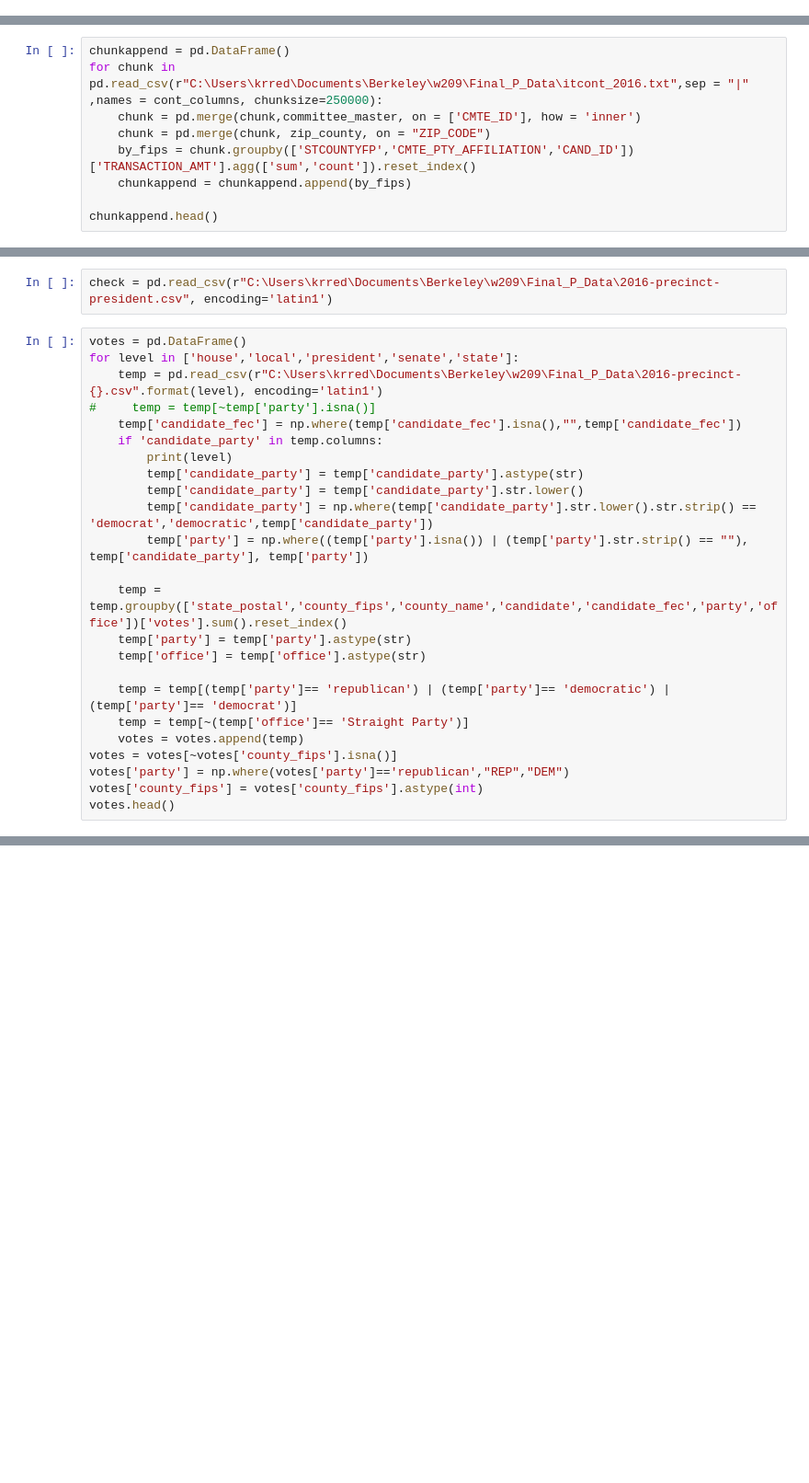
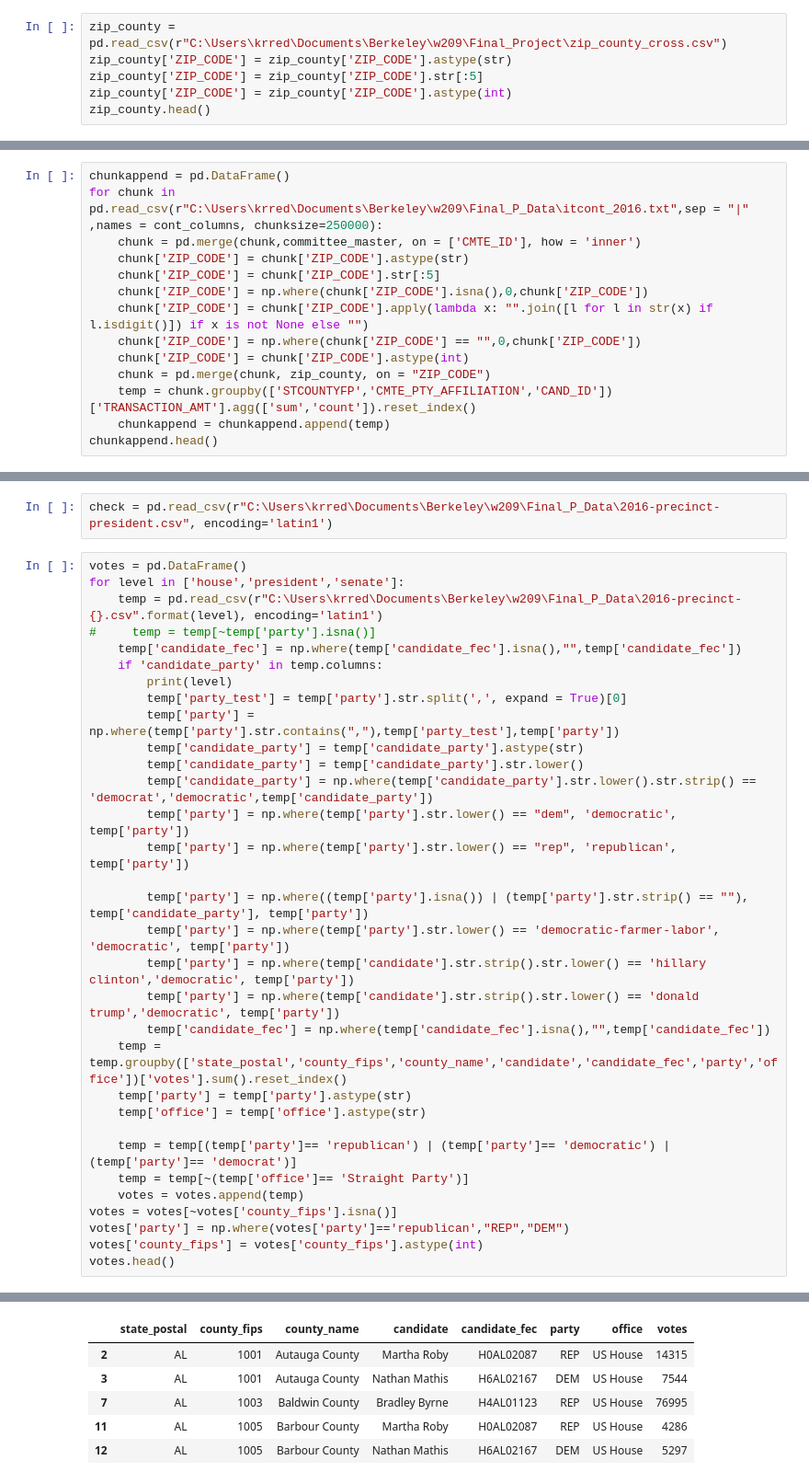
Before and after one commit to kredfield/W209_Final_Project, a Jupyter notebook: Final_Project_DataGen.ipynb, the cells around one changed output, grey strips where cells are left out. Shown at 92% size. Cells and saved outputs as stored; diff of their text form; blank space fills up the shorter version.

```diff
--- a/Final_Project_DataGen.ipynb
+++ b/Final_Project_DataGen.ipynb
@@ -14,3 +19,9 @@ committee_master.head()
 | 2 | C00000489 | D R I V E POLITICAL FUND CHAPTER 886 | TOM RITTER | 3528 W RENO | NaN | OKLAHOMA CITY | OK | 73107 | U | N | ... |
 | 3 | C00000547 | KANSAS MEDICAL SOCIETY POLITICAL ... | C. RICHARD BONEBRAKE, M.D. | 623 SW 10TH AVE | NaN | TOPEKA | KS | 66612 | U | Q | ... |
 | 4 | C00000638 | INDIANA STATE MEDICAL ASSOCIATION... | VIDYA KORA, M.D. | 322 CANAL WALK, CANAL LEVEL | NaN | INDIANAPOLIS | IN | 46202 | U | Q | ... |
+# %%
+zip_county = pd.read_csv(r"C:\Users\krred\Documents\Berkeley\w209\Final_Project\zip_county_cross.csv")
+zip_county['ZIP_CODE'] = zip_county['ZIP_CODE'].astype(str)
+zip_county['ZIP_CODE'] = zip_county['ZIP_CODE'].str[:5]
+zip_county['ZIP_CODE'] = zip_county['ZIP_CODE'].astype(int)
+zip_county.head()
@@ -30,8 +64,13 @@ zip_county.head()
 chunkappend = pd.DataFrame()
 for chunk in pd.read_csv(r"C:\Users\krred\Documents\Berkeley\w209\Final_P_Data\itcont_2016.txt",sep = "|" ,names = cont_columns, chunksize=250000):
     chunk = pd.merge(chunk,committee_master, on = ['CMTE_ID'], how = 'inner')
+    chunk['ZIP_CODE'] = chunk['ZIP_CODE'].astype(str)
+    chunk['ZIP_CODE'] = chunk['ZIP_CODE'].str[:5]
+    chunk['ZIP_CODE'] = np.where(chunk['ZIP_CODE'].isna(),0,chunk['ZIP_CODE'])
+    chunk['ZIP_CODE'] = chunk['ZIP_CODE'].apply(lambda x: "".join([l for l in str(x) if l.isdigit()]) if x is not None else "")
+    chunk['ZIP_CODE'] = np.where(chunk['ZIP_CODE'] == "",0,chunk['ZIP_CODE'])
+    chunk['ZIP_CODE'] = chunk['ZIP_CODE'].astype(int)
     chunk = pd.merge(chunk, zip_county, on = "ZIP_CODE")
-    by_fips = chunk.groupby(['STCOUNTYFP','CMTE_PTY_AFFILIATION','CAND_ID'])['TRANSACTION_AMT'].agg(['sum','count']).reset_index()
-    chunkappend = chunkappend.append(by_fips)
-
+    temp = chunk.groupby(['STCOUNTYFP','CMTE_PTY_AFFILIATION','CAND_ID'])['TRANSACTION_AMT'].agg(['sum','count']).reset_index()
+    chunkappend = chunkappend.append(temp)
 chunkappend.head()
@@ -56,17 +143,25 @@ donations.head()
 check = pd.read_csv(r"C:\Users\krred\Documents\Berkeley\w209\Final_P_Data\2016-precinct-president.csv", encoding='latin1')
 # %%
 votes = pd.DataFrame()
-for level in ['house','local','president','senate','state']:
+for level in ['house','president','senate']:
     temp = pd.read_csv(r"C:\Users\krred\Documents\Berkeley\w209\Final_P_Data\2016-precinct-{}.csv".format(level), encoding='latin1')
 #     temp = temp[~temp['party'].isna()]
     temp['candidate_fec'] = np.where(temp['candidate_fec'].isna(),"",temp['candidate_fec'])
     if 'candidate_party' in temp.columns:
         print(level)
+        temp['party_test'] = temp['party'].str.split(',', expand = True)[0]
+        temp['party'] = np.where(temp['party'].str.contains(","),temp['party_test'],temp['party'])
         temp['candidate_party'] = temp['candidate_party'].astype(str)
         temp['candidate_party'] = temp['candidate_party'].str.lower()
         temp['candidate_party'] = np.where(temp['candidate_party'].str.lower().str.strip() == 'democrat','democratic',temp['candidate_party'])
+        temp['party'] = np.where(temp['party'].str.lower() == "dem", 'democratic', temp['party'])
+        temp['party'] = np.where(temp['party'].str.lower() == "rep", 'republican', temp['party'])
+
         temp['party'] = np.where((temp['party'].isna()) | (temp['party'].str.strip() == ""), temp['candidate_party'], temp['party'])
-
+        temp['party'] = np.where(temp['party'].str.lower() == 'democratic-farmer-labor', 'democratic', temp['party'])
+        temp['party'] = np.where(temp['candidate'].str.strip().str.lower() == 'hillary clinton','democratic', temp['party'])
+        temp['party'] = np.where(temp['candidate'].str.strip().str.lower() == 'donald trump','democratic', temp['party'])
+        temp['candidate_fec'] = np.where(temp['candidate_fec'].isna(),"",temp['candidate_fec'])
     temp = temp.groupby(['state_postal','county_fips','county_name','candidate','candidate_fec','party','office'])['votes'].sum().reset_index()
     temp['party'] = temp['party'].astype(str)
     temp['office'] = temp['office'].astype(str)
@@ -78,3 +173,4 @@ votes = votes[~votes['county_fips'].isna()]
 votes['party'] = np.where(votes['party']=='republican',"REP","DEM")
 votes['county_fips'] = votes['county_fips'].astype(int)
 votes.head()
+# %% [output]
@@ -80,0 +180,6 @@ votes.head()
+|  | state_postal | county_fips | county_name | candidate | candidate_fec | party | office | votes |
+| 2 | AL | 1001 | Autauga County | Martha Roby | H0AL02087 | REP | US House | 14315 |
+| 3 | AL | 1001 | Autauga County | Nathan Mathis | H6AL02167 | DEM | US House | 7544 |
+| 7 | AL | 1003 | Baldwin County | Bradley Byrne | H4AL01123 | REP | US House | 76995 |
+| 11 | AL | 1005 | Barbour County | Martha Roby | H0AL02087 | REP | US House | 4286 |
+| 12 | AL | 1005 | Barbour County | Nathan Mathis | H6AL02167 | DEM | US House | 5297 |
```
Also changed, not shown: parts of 19 cells of this notebook, 1 other file.
